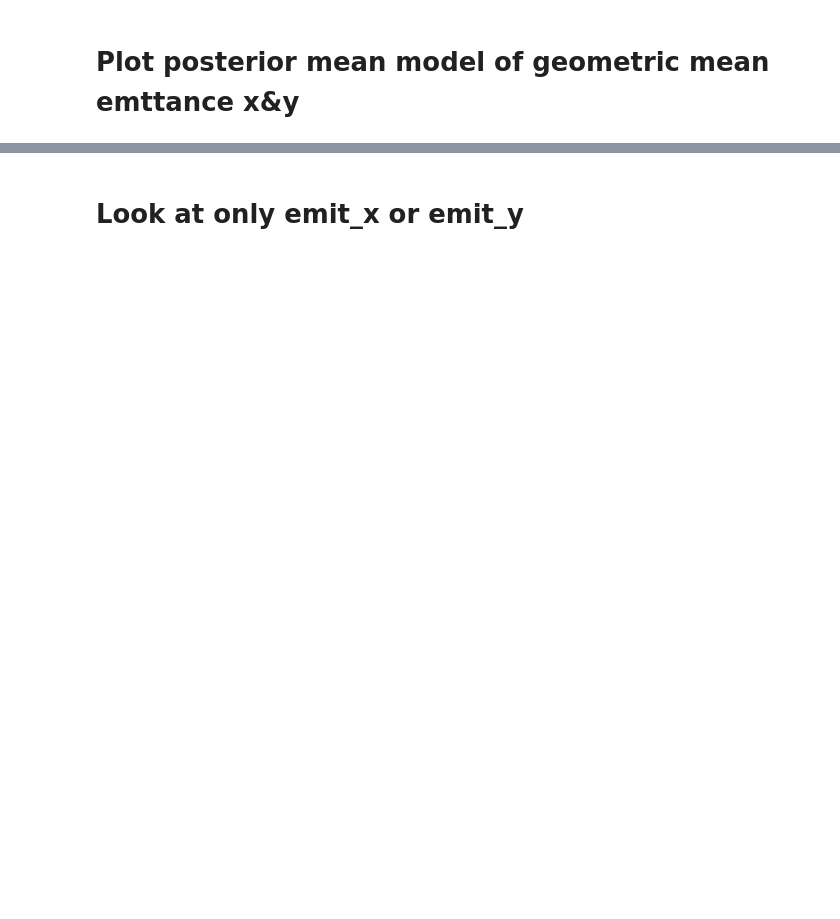
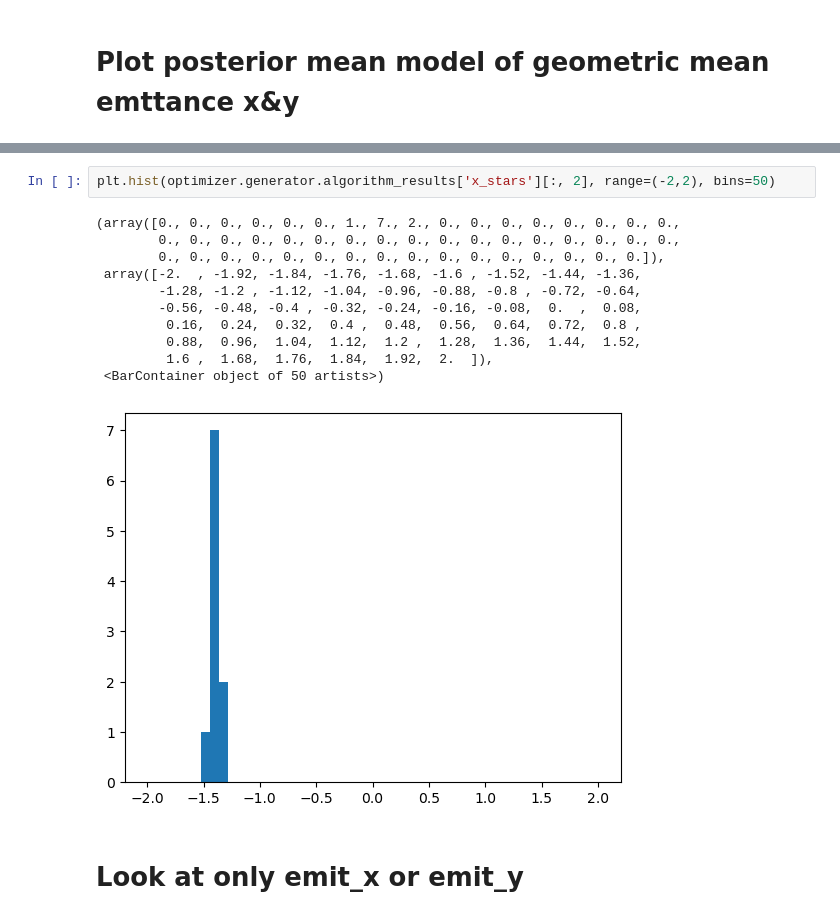
Before and after one commit to roussel-ryan/emitopt, a Jupyter notebook: examples/bax-emittance-xy-minimization-toy-model.ipynb, the cells around one changed output, grey strips where cells are left out. Saved outputs shown, nothing was run; the diff lists cells and outputs as text; blank space fills up the shorter version.

```diff
--- a/examples/bax-emittance-xy-minimization-toy-model.ipynb
+++ b/examples/bax-emittance-xy-minimization-toy-model.ipynb
@@ -336,3 +350,17 @@ for scan_dim in range(ndim-1):
+# %%
+plt.hist(optimizer.generator.algorithm_results['x_stars'][:, 2], range=(-2,2), bins=50)
+# %% [output]
+(array([0., 0., 0., 0., 0., 0., 1., 7., 2., 0., 0., 0., 0., 0., 0., 0., 0.,
+        0., 0., 0., 0., 0., 0., 0., 0., 0., 0., 0., 0., 0., 0., 0., 0., 0.,
+        0., 0., 0., 0., 0., 0., 0., 0., 0., 0., 0., 0., 0., 0., 0., 0.]),
+ array([-2.  , -1.92, -1.84, -1.76, -1.68, -1.6 , -1.52, -1.44, -1.36,
+        -1.28, -1.2 , -1.12, -1.04, -0.96, -0.88, -0.8 , -0.72, -0.64,
+        -0.56, -0.48, -0.4 , -0.32, -0.24, -0.16, -0.08,  0.  ,  0.08,
+         0.16,  0.24,  0.32,  0.4 ,  0.48,  0.56,  0.64,  0.72,  0.8 ,
+         0.88,  0.96,  1.04,  1.12,  1.2 ,  1.28,  1.36,  1.44,  1.52,
+         1.6 ,  1.68,  1.76,  1.84,  1.92,  2.  ]),
+ <BarContainer object of 50 artists>)
+[figure, added]
 # %% [markdown]
 # Look at only emit_x or emit_y
 # %%
```
Also changed, not shown: parts of 15 cells of this notebook, 10 other files.
